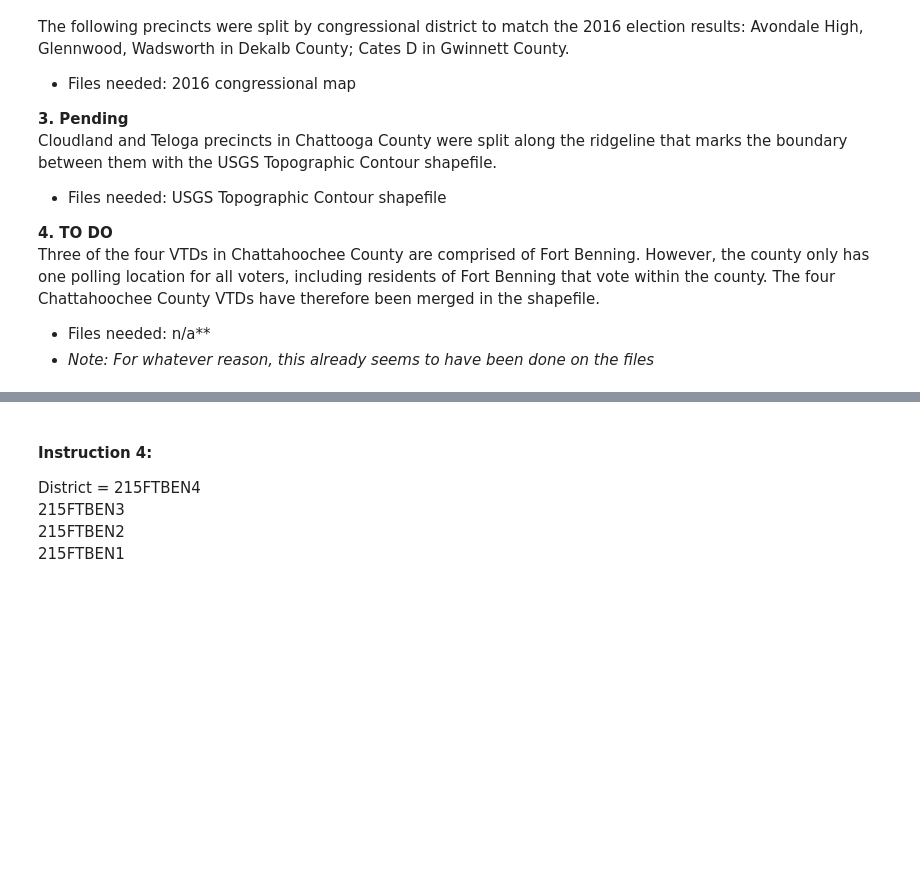
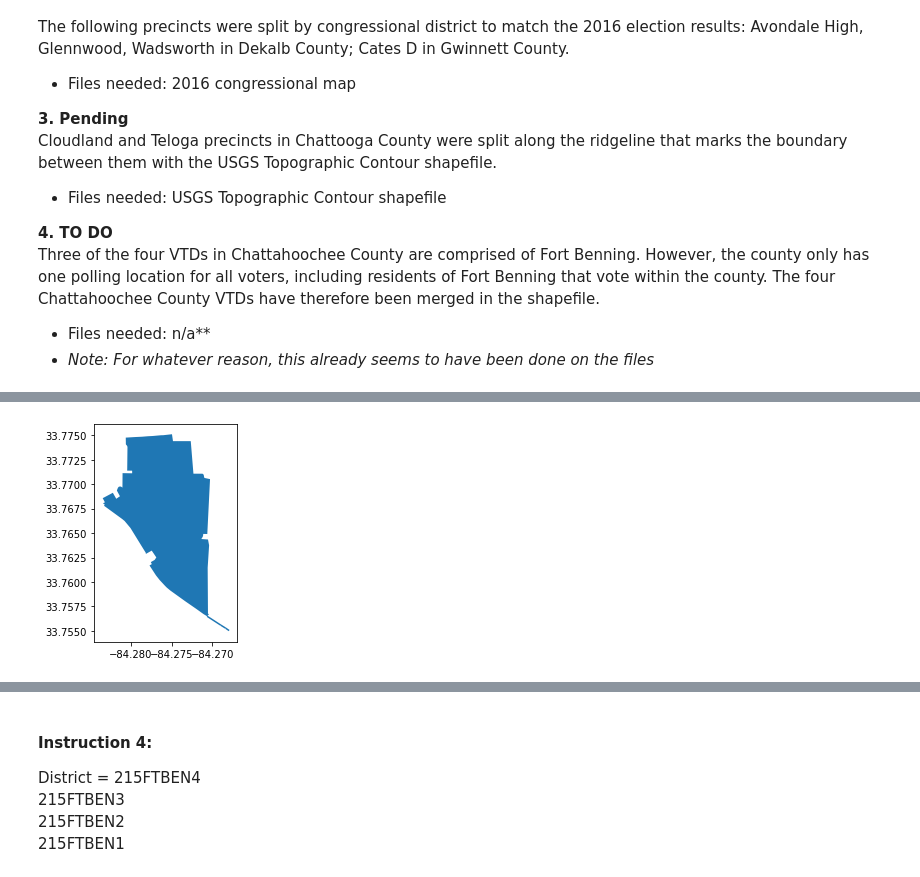
Before and after one commit to nonpartisan-redistricting-datahub/pdv-ga, a Jupyter notebook: vest-ga-2016/VEST_GA_16_replication.ipynb, the cells around one changed output, grey strips where cells are left out. Cells and saved outputs as stored; diff of their text form; code cells hidden in the pictures; blank space fills up the shorter version.

```diff
--- a/vest-ga-2016/VEST_GA_16_replication.ipynb
+++ b/vest-ga-2016/VEST_GA_16_replication.ipynb
@@ -334,0 +352,82 @@ cates_d = precinct_shapes_ga[precinct_shapes_ga["PRECINCT_N"]=="CATES D"]
+# %%
+district_4 = ga_congress.loc[[91]]
+district_5 = ga_congress.loc[[92]]
+district_7 = ga_congress.loc[[98]]
+
+district_4["geometry"]=district_4.buffer(0)
+district_5["geometry"]=district_5.buffer(0)
+district_7["geometry"]=district_7.buffer(0)
+
+district_4.to_crs(precinct_shapes_ga.crs,inplace=True)
+district_5.to_crs(precinct_shapes_ga.crs,inplace=True)
+district_7.to_crs(precinct_shapes_ga.crs,inplace=True)
+# %%
+#New names should be "AVONDALE HIGH -05 , AVONDALE HIGH -04 "
+avondale_high = precinct_shapes_ga[precinct_shapes_ga["PRECINCT_N"]=="AVONDALE HIGH"]
+
+avondale_high_4 = gp.overlay(district_4,avondale_high, how='intersection',keep_geom_type=False)
+avondale_high_5 = gp.overlay(district_5,avondale_high, how='intersection',keep_geom_type=False)
+
+avondale_high_4.plot()
+avondale_high_5.plot()
+
+    #Need to add these two columns with a new name
+
+vest_avondale_4 = vest_ga[vest_ga["county_prec"]=="089AVONDALE HIGH - 04"]
+vest_avondale_5 = vest_ga[vest_ga["county_prec"]=="089AVONDALE HIGH - 05"]
+
+vest_avondale_4.plot(color="red")
+vest_avondale_5.plot(color="red")
+
+#"GLENNWOOD - 05" and "GLENNWOOD - 04"
+glennwood = precinct_shapes_ga[precinct_shapes_ga["PRECINCT_N"]=="GLENNWOOD (DEC)"]
+
+glennwood_4 = gp.overlay(district_4,glennwood, how='intersection',keep_geom_type=False)
+glennwood_5 = gp.overlay(district_5,glennwood, how='intersection',keep_geom_type=False)
+
+glennwood_4.plot()
+glennwood_5.plot()
+
+    #Need to add these two columns with a new name
+
+vest_glennwood_4 = vest_ga[vest_ga["county_prec"]=="089GLENNWOOD - 04"]
+vest_glennwood_5 = vest_ga[vest_ga["county_prec"]=="089GLENNWOOD - 05"]
+
+vest_glennwood_4.plot(color="red")
+vest_glennwood_5.plot(color="red")
+
+
+#"WADSWORTH ELEM - 05" and "WADSWORTH ELEM - 04"
+wadsworth = precinct_shapes_ga[precinct_shapes_ga["PRECINCT_N"]=="WADSWORTH"]
+
+wadsworth_4 = gp.overlay(district_4,wadsworth, how='intersection',keep_geom_type=False)
+wadsworth_5 = gp.overlay(district_5,wadsworth, how='intersection',keep_geom_type=False)
+
+wadsworth_4.plot()
+wadsworth_5.plot()
+
+    #Need to add these two columns with a new name
+
+vest_wadsworth_4 = vest_ga[vest_ga["county_prec"]=="089WADSWORTH - 04"]
+vest_wadsworth_5 = vest_ga[vest_ga["county_prec"]=="089WADSWORTH - 05"]
+
+vest_wadsworth_4.plot(color="red")
+vest_wadsworth_5.plot(color="red")
+
+# 'Cates_D' and 'Cates_D - 04'
+cates_d = precinct_shapes_ga[precinct_shapes_ga["PRECINCT_N"]=="CATES D"]
+
+cates_d_4 = gp.overlay(district_4,cates_d, how='intersection',keep_geom_type=False)
+cates_d_7 = gp.overlay(district_7,cates_d, how='intersection',keep_geom_type=False)
+
+cates_d_4.plot()
+cates_d_7.plot()
+
+    #Need to add these two columns with a new name
+
+vest_cates_4 = vest_ga[vest_ga["county_prec"]=="135035 Cates D - 04"]
+vest_cates_7 = vest_ga[vest_ga["county_prec"]=="135CATES D"]
+
+vest_cates_7.plot(color="red")
+vest_cates_4.plot(color="red")
+# %% [output]
@@ -334,0 +435 @@ cates_d = precinct_shapes_ga[precinct_shapes_ga["PRECINCT_N"]=="CATES D"]
+[figure, added]
```
Also changed, not shown: parts of 24 cells of this notebook, 1 other file.
